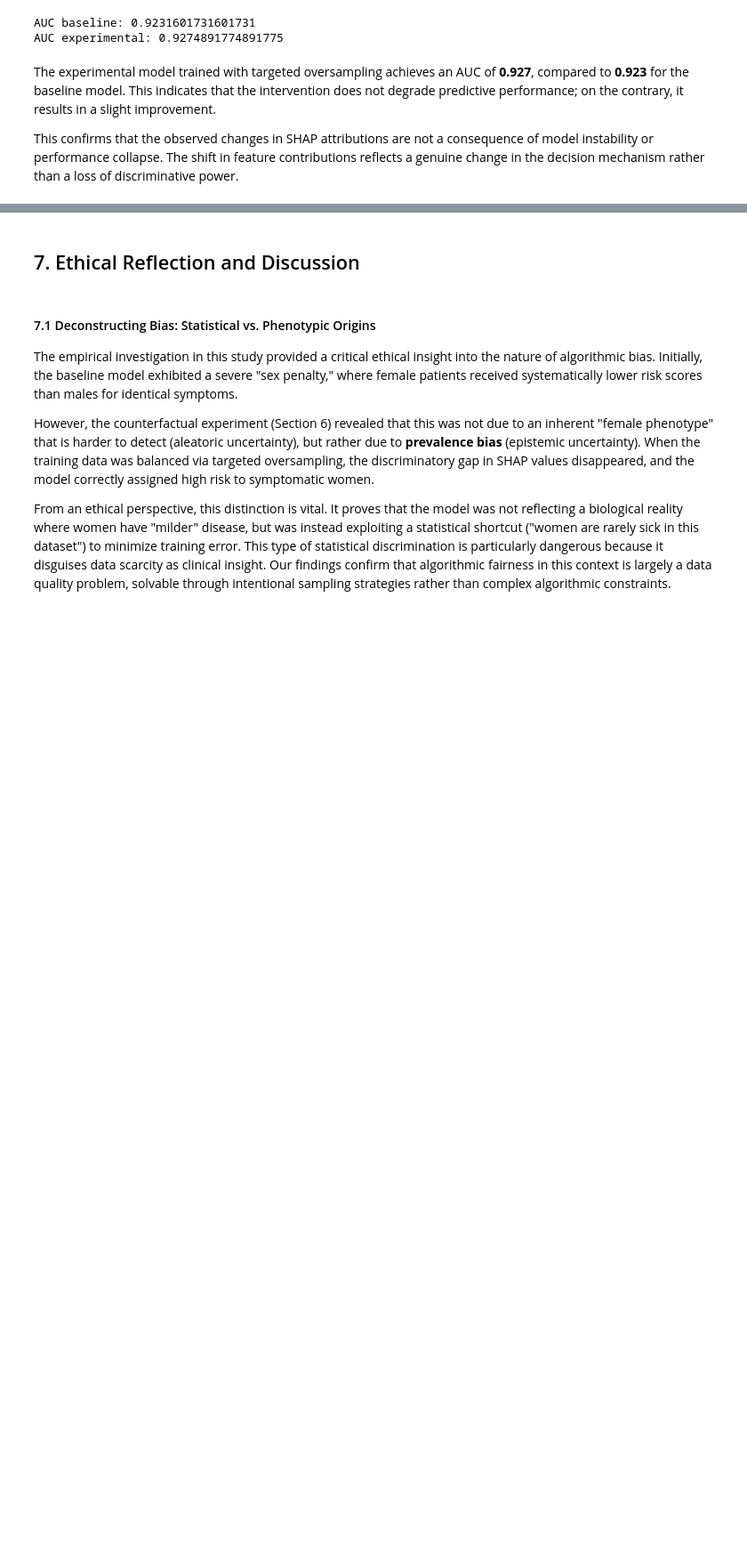
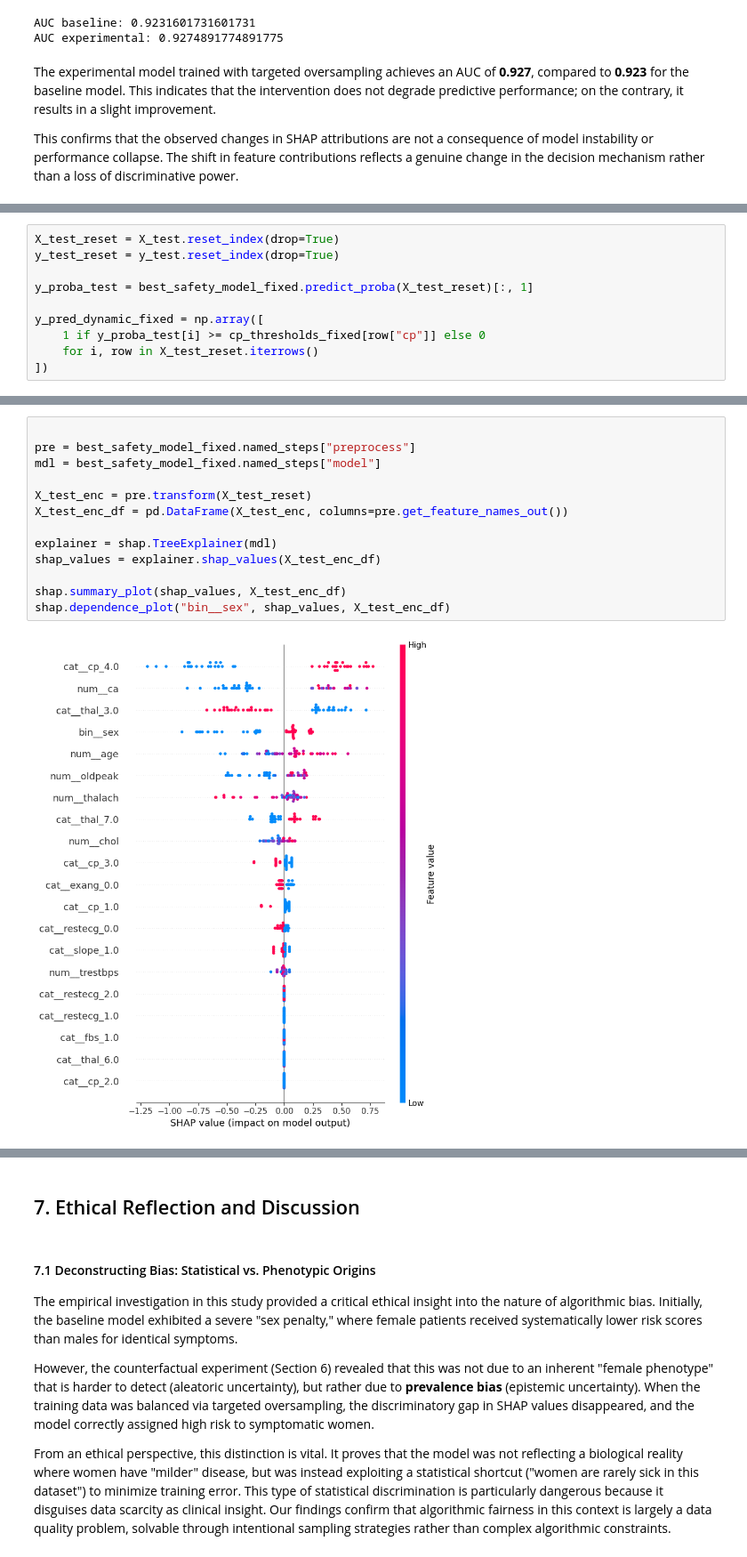
Before and after one commit to Mihalachee/Phenotypic-Bias-in-Heart-Disease-Prediction, a Jupyter notebook: indiviual.ipynb, the cells around one changed output, grey strips where cells are left out. Shown at 89% size. Cells and saved outputs as stored; diff of their text form; blank space fills up the shorter version.

```diff
--- a/indiviual.ipynb
+++ b/indiviual.ipynb
@@ -3059,0 +3105,10 @@ This confirms that the observed changes in SHAP attributions are not a consequen
+# %%
+X_test_reset = X_test.reset_index(drop=True)
+y_test_reset = y_test.reset_index(drop=True)
+
+y_proba_test = best_safety_model_fixed.predict_proba(X_test_reset)[:, 1]
+
+y_pred_dynamic_fixed = np.array([
+    1 if y_proba_test[i] >= cp_thresholds_fixed[row["cp"]] else 0
+    for i, row in X_test_reset.iterrows()
+])
@@ -3059,0 +3145,15 @@ This confirms that the observed changes in SHAP attributions are not a consequen
+# %%
+
+pre = best_safety_model_fixed.named_steps["preprocess"]
+mdl = best_safety_model_fixed.named_steps["model"]
+
+X_test_enc = pre.transform(X_test_reset)
+X_test_enc_df = pd.DataFrame(X_test_enc, columns=pre.get_feature_names_out())
+
+explainer = shap.TreeExplainer(mdl)
+shap_values = explainer.shap_values(X_test_enc_df)
+
+shap.summary_plot(shap_values, X_test_enc_df)
+shap.dependence_plot("bin__sex", shap_values, X_test_enc_df)
+# %% [output]
+[figure, added]
```
Also changed, not shown: parts of 32 cells of this notebook, 2 other files.
